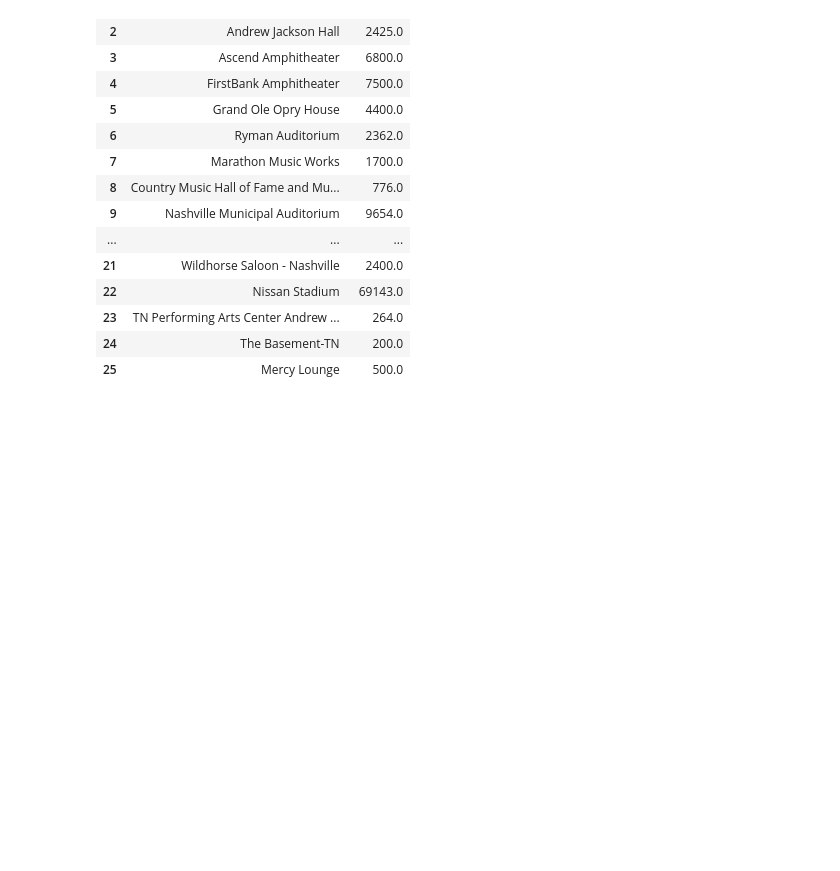
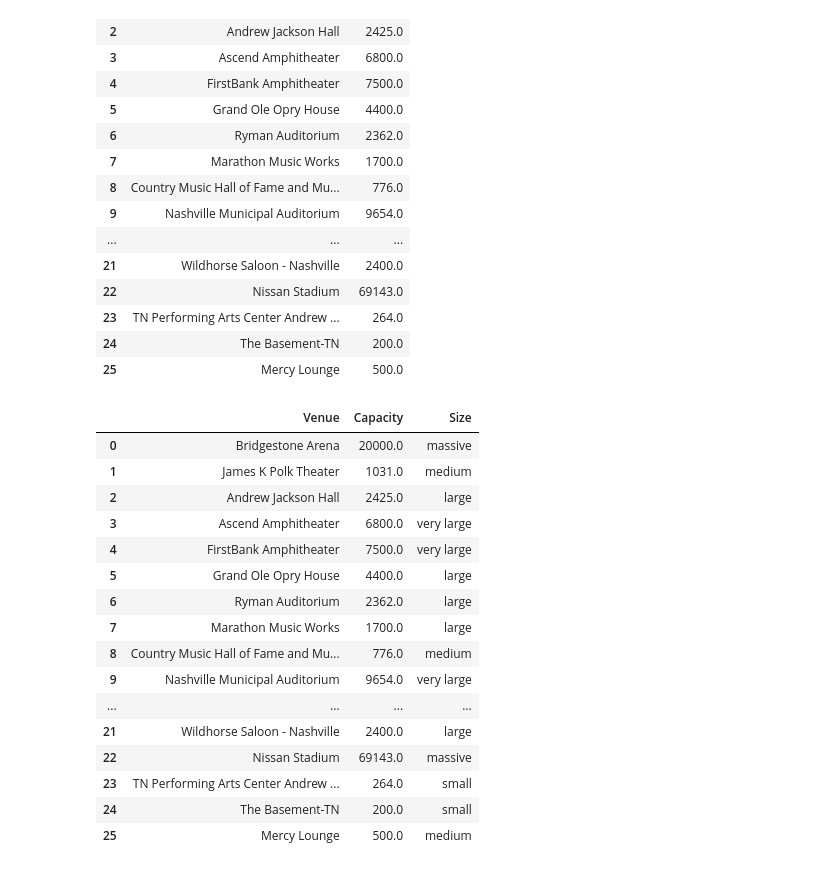
Before and after one commit to michaelcnorman/DDA7-Capstone-Michael, a Jupyter notebook: notebooks/Webscraping events.ipynb, the cells around one changed output. Saved outputs shown, nothing was run; the diff lists cells and outputs as text; code cells hidden in the pictures; blank space fills up the shorter version.

```diff
--- a/notebooks/Webscraping events.ipynb
+++ b/notebooks/Webscraping events.ipynb
@@ -254,6 +200,7 @@ venue_list = Shows_df['venue'].unique()
 print(venue_list)
 venue_dict = {'Bridgestone Arena':'bridgestone-arena',
               'James K Polk Theater':'jameskpolktheater',
+              'James K. Polk Theater':'jameskpolktheater',
               'Andrew Jackson Hall':'andrewjacksonhall',
               'Ascend Amphitheater':'ascend-amphitheater',
               'FirstBank Amphitheater':'firstbank-amphitheater',
@@ -650,2 +507,0 @@ for index, row in names_and_venues.iterrows():
-# %%
-master_df = pd.concat([pd.DataFrame(entry) for entry in show_times])
@@ -757,0 +639,20 @@ venue_capacities.to_csv('../data/venue_capacities')
+# %%
+venue_capacities
+# %% [output]
+|  | Venue | Capacity | Size |
+| 0 | Bridgestone Arena | 20000.0 | massive |
+| 1 | James K Polk Theater | 1031.0 | medium |
+| 2 | Andrew Jackson Hall | 2425.0 | large |
+| 3 | Ascend Amphitheater | 6800.0 | very large |
+| 4 | FirstBank Amphitheater | 7500.0 | very large |
+| 5 | Grand Ole Opry House | 4400.0 | large |
+| 6 | Ryman Auditorium | 2362.0 | large |
+| 7 | Marathon Music Works | 1700.0 | large |
+| 8 | Country Music Hall of Fame and Mu... | 776.0 | medium |
+| 9 | Nashville Municipal Auditorium | 9654.0 | very large |
+| ... | ... | ... | ... |
+| 21 | Wildhorse Saloon - Nashville | 2400.0 | large |
+| 22 | Nissan Stadium | 69143.0 | massive |
+| 23 | TN Performing Arts Center Andrew ... | 264.0 | small |
+| 24 | The Basement-TN | 200.0 | small |
+| 25 | Mercy Lounge | 500.0 | medium |
```
Also changed, not shown: parts of 43 cells of this notebook, 1 other file.
